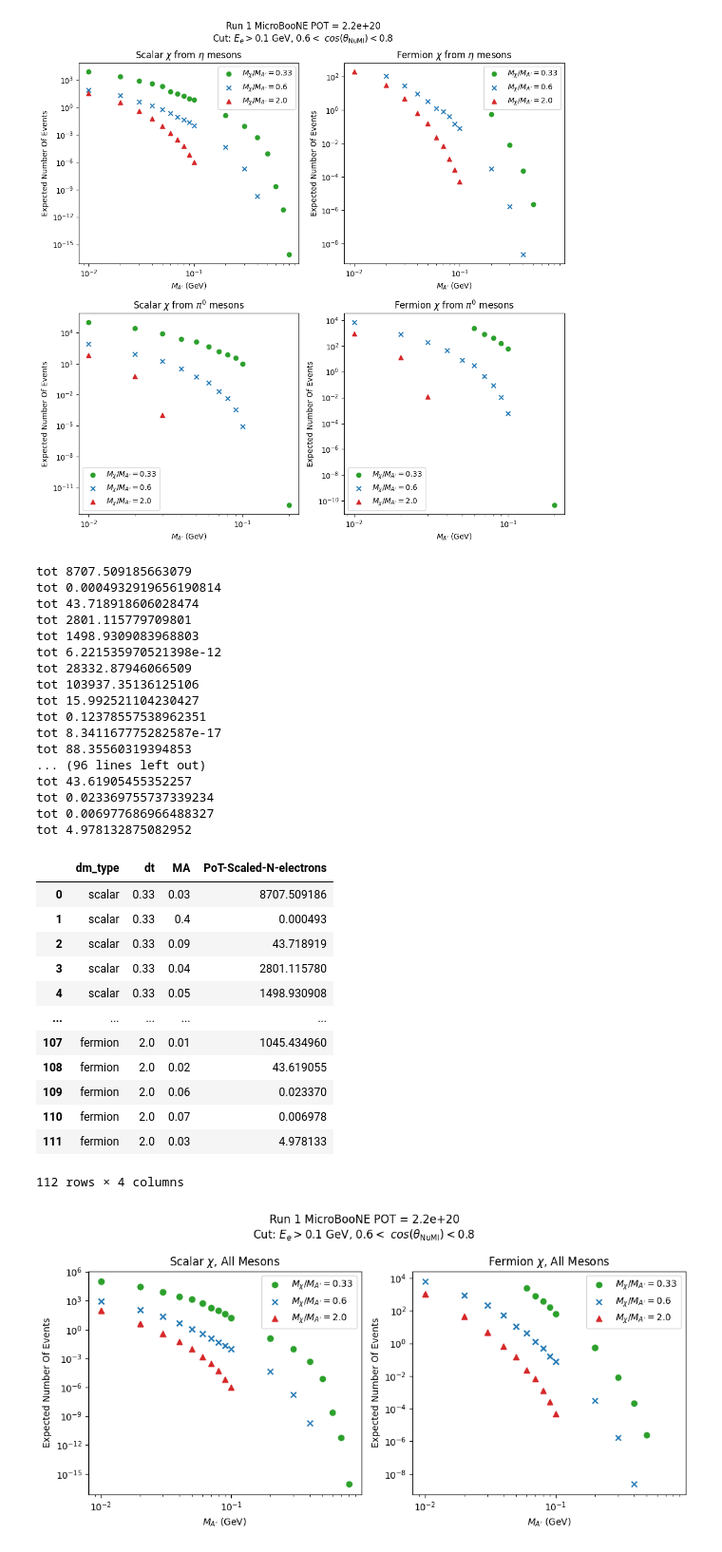
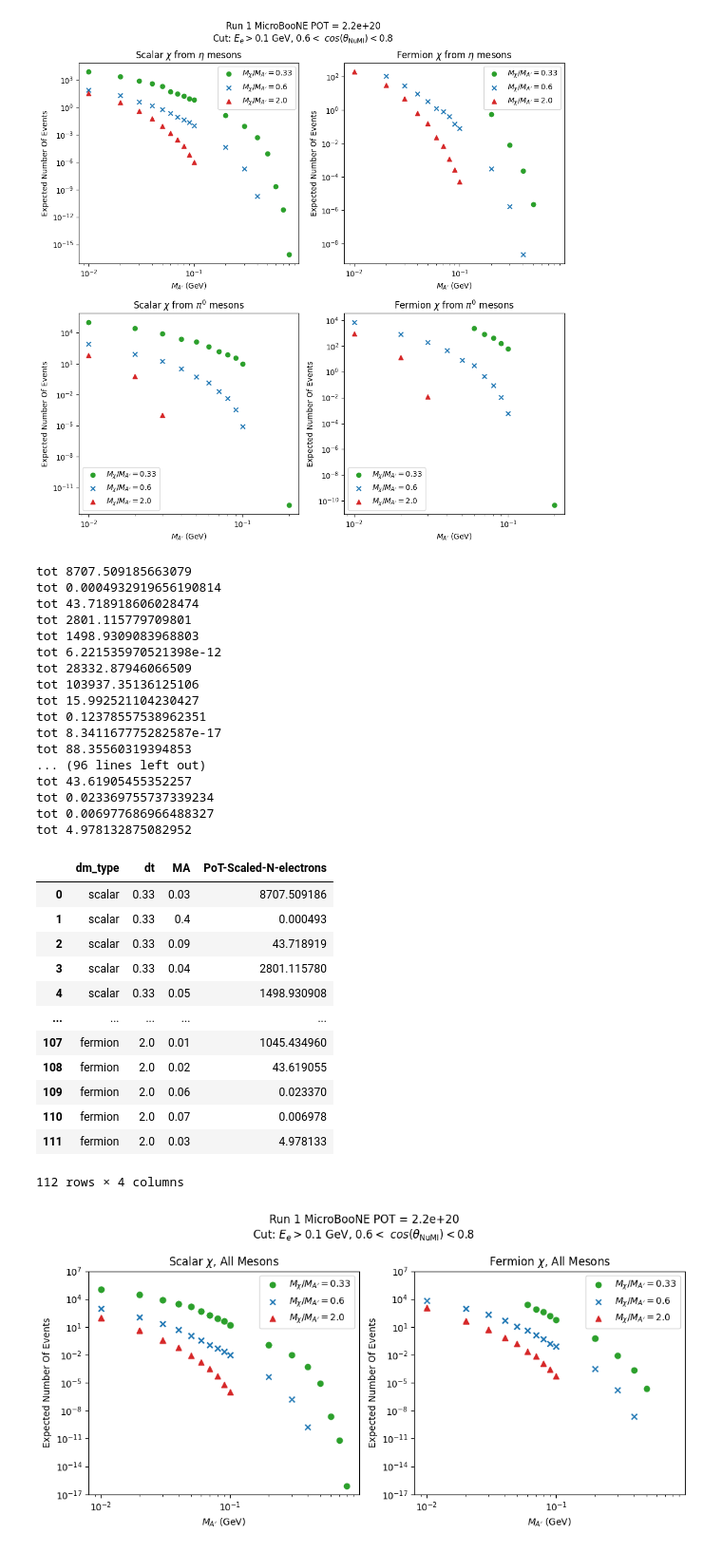
Before and after one commit to amh-137/DarkElectronScatter, a Jupyter notebook: notebooks/kinematics.ipynb, the cells around one changed output. Shown at 95% size. Saved outputs shown, nothing was run; the diff lists cells and outputs as text; code cells hidden in the pictures.

```diff
--- a/notebooks/kinematics.ipynb
+++ b/notebooks/kinematics.ipynb
@@ -187,6 +187,7 @@ display(summed_df)
 j=0
 for dm_type in data_types:
     for dt in dt_ratios:
+        ax4[j].set_ylim(1e-17, 1e7)
         df_local = summed_df[(summed_df["dm_type"]==dm_type) & (summed_df["dt"]==dt)]
         # apply energy cut
         #display(df_local["MA"].astype(float))#, df_local["PoT-Scaled-N-electrons"].astype(float))
@@ -446,6 +447,7 @@ display(summed_df)
 j=0
 for dm_type in data_types:
     for dt in dt_ratios:
+        ax4[j].set_ylim(1e-17, 1e7)
         df_local = summed_df[(summed_df["dm_type"]==dm_type) & (summed_df["dt"]==dt)]
         # apply energy cut
         #display(df_local["MA"].astype(float))#, df_local["PoT-Scaled-N-electrons"].astype(float))
@@ -468,31 +470,31 @@ plt.show()
 tot 8707.509185663079
 tot 0.0004932919656190814
 tot 43.718918606028474
 tot 2801.115779709801
 tot 1498.9309083968803
 tot 6.221535970521398e-12
 tot 28332.87946066509
 tot 103937.35136125106
 tot 15.992521104230427
 tot 0.12378557538962351
 tot 8.341167775282587e-17
 tot 88.35560319394853
 ... (96 lines left out)
 tot 43.61905455352257
 tot 0.023369755737339234
 tot 0.006977686966488327
 tot 4.978132875082952
 |  | dm_type | dt | MA | PoT-Scaled-N-electrons |
 | 0 | scalar | 0.33 | 0.03 | 8707.509186 |
 | 1 | scalar | 0.33 | 0.4 | 0.000493 |
 | 2 | scalar | 0.33 | 0.09 | 43.718919 |
 | 3 | scalar | 0.33 | 0.04 | 2801.115780 |
 | 4 | scalar | 0.33 | 0.05 | 1498.930908 |
 | ... | ... | ... | ... | ... |
 | 107 | fermion | 2.0 | 0.01 | 1045.434960 |
 | 108 | fermion | 2.0 | 0.02 | 43.619055 |
 | 109 | fermion | 2.0 | 0.06 | 0.023370 |
 | 110 | fermion | 2.0 | 0.07 | 0.006978 |
 | 111 | fermion | 2.0 | 0.03 | 4.978133 |
 112 rows × 4 columns
-[figure, old version]
+[figure, new version]
```
Also changed, not shown: parts of 2 cells of this notebook.
